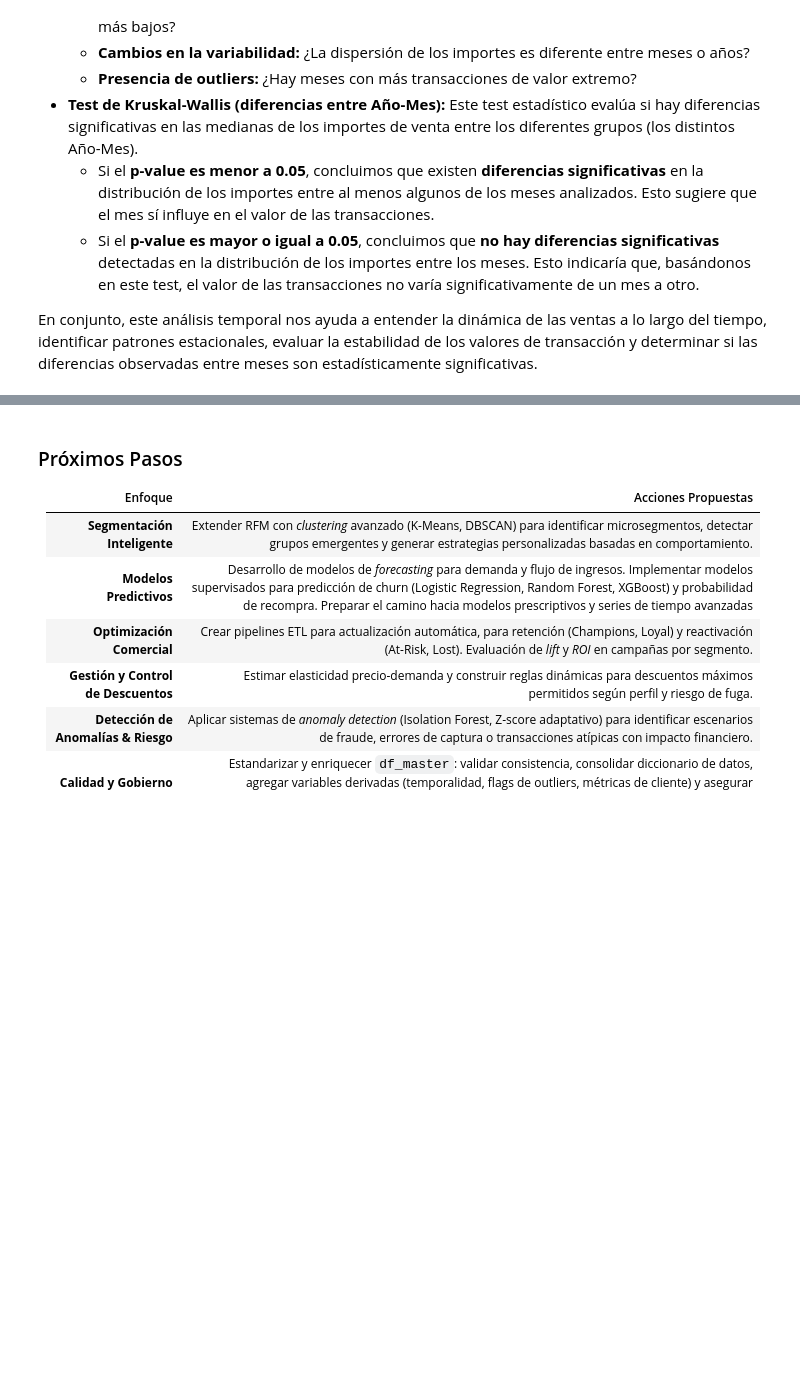
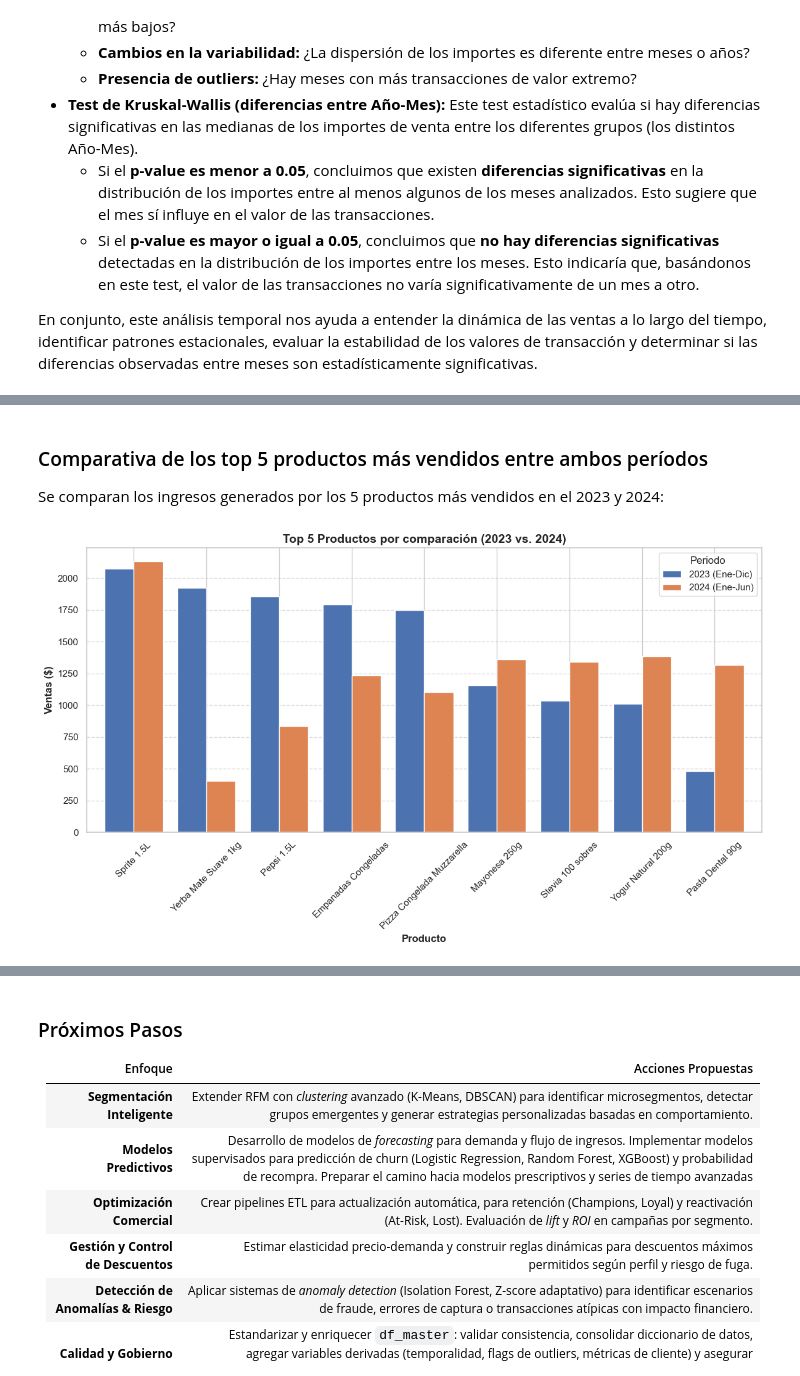
Before and after one commit to LenninTemoche/Proyecto-Aurelion-IBM-Guayerd, a Jupyter notebook: SPRING_2/Proyecto_Aurelion_S2.ipynb, the cells around one changed output, grey strips where cells are left out. Saved outputs shown, nothing was run; the diff lists cells and outputs as text; code cells hidden in the pictures; blank space fills up the shorter version.

Commit message:
se agregan analisis comparativos entre años 2023 y 2024 yrango etario

```diff
--- a/SPRING_2/Proyecto_Aurelion_S2.ipynb
+++ b/SPRING_2/Proyecto_Aurelion_S2.ipynb
@@ -1517,0 +1625,36 @@ En conjunto, este análisis temporal nos ayuda a entender la dinámica de las ve
+# %% [markdown]
+### Comparativa de los top 5 productos más vendidos entre ambos períodos
+Se comparan los ingresos generados por los 5 productos más vendidos en el 2023 y 2024:
+# %%
+n_top_products = 5
+
+# Combinar los índices de los top productos de ambos años
+common_products = sales_by_product_2023.head(n_top_products).index.union(
+    sales_by_product_2024.head(n_top_products).index
+)
+
+# Crear DataFrame combinado para comparación
+compare_products = pd.DataFrame({
+    '2023_Sales': sales_by_product_2023.reindex(common_products, fill_value=0),
+    '2024_Sales': sales_by_product_2024.reindex(common_products, fill_value=0)
+})
+
+# Ordenar por ventas de 2023 para mejor visualización
+compare_products = compare_products.sort_values(by='2023_Sales', ascending=False)
+
+# Plotting
+fig, ax = plt.subplots(figsize=(12, 7))
+compare_products.plot(kind='bar', ax=ax, width=0.8)
+
+ax.set_title(f'Top {n_top_products} Productos por comparación (2023 vs. 2024)', fontsize=14, fontweight='bold')
+ax.set_xlabel('Producto', fontsize=12, fontweight='bold')
+ax.set_ylabel('Ventas ($)', fontsize=12, fontweight='bold')
+ax.tick_params(axis='x', rotation=45)
+ax.grid(axis='y', linestyle='--', alpha=0.7)
+ax.legend(['2023 (Ene-Dic)', '2024 (Ene-Jun)'], title='Periodo')
+
+plt.tight_layout()
+plt.savefig('ventas_por_producto_comparacion.png')
+plt.show()
+# %% [output]
+[figure, added]
```
Also changed, not shown: parts of 18 cells of this notebook, 4 other files.
